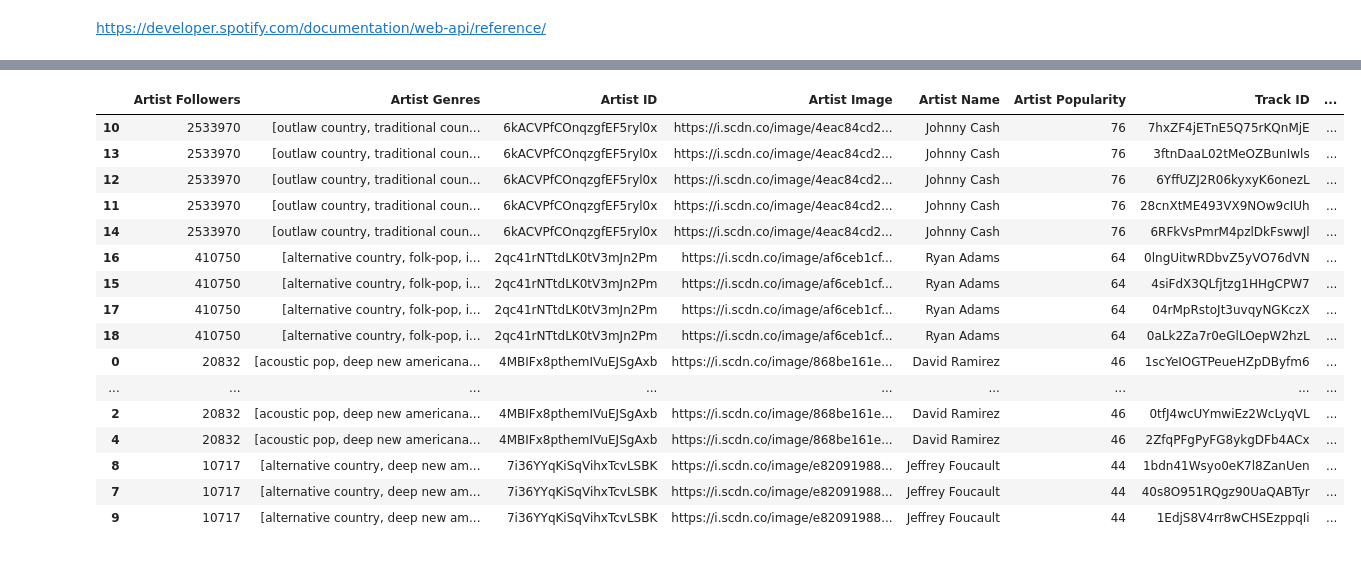
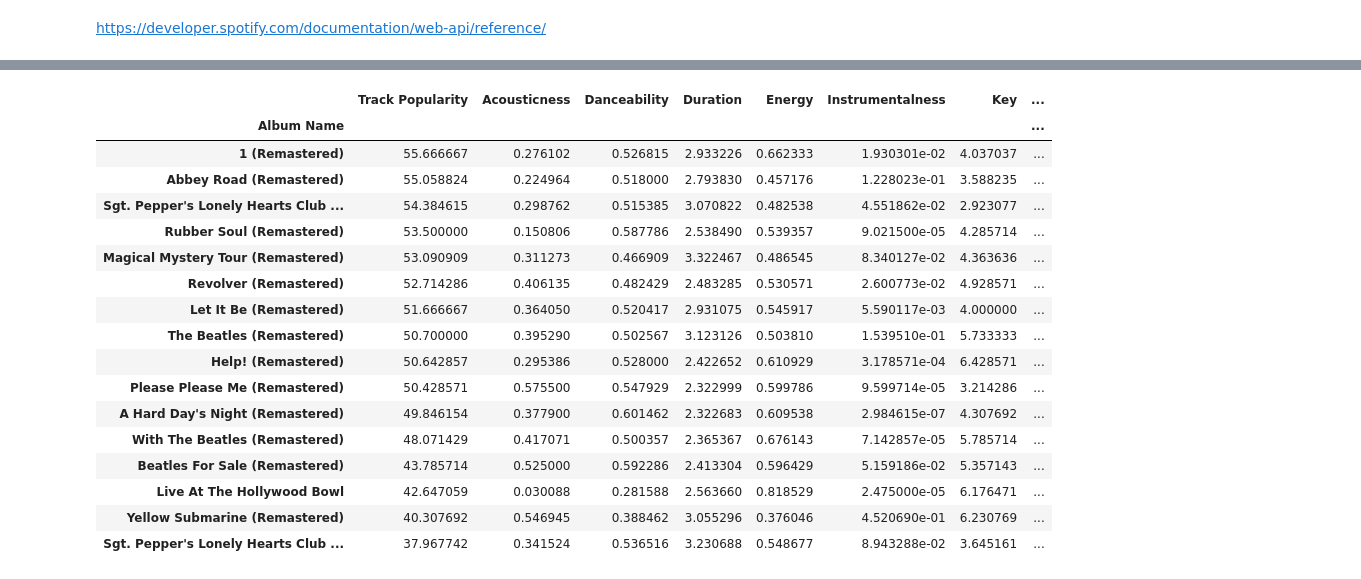
Before and after one commit to slstarnes/playlist-thy-maker, a Jupyter notebook: make me a playlist.ipynb, the cells around one changed output, grey strips where cells are left out. Cells and saved outputs as stored; diff of their text form; code cells hidden in the pictures.

```diff
--- a/make me a playlist.ipynb
+++ b/make me a playlist.ipynb
@@ -57,4 +48,0 @@ playlist.find_related_artists(playlist.artist_details(artists), 2).set_index('Ar
-# %%
-radiohead_tracks = playlist.get_artist_tracks('Radiohead')
-radiohead_tracks = playlist.add_audio_features(radiohead_tracks)
-radiohead_tracks.set_index('Track Name').sort_values('Danceability',ascending=False)
@@ -85,0 +77,8 @@ len(radiohead_tracks)
+# %%
+artist = 'The Beatles'
+artist_tracks = playlist.get_artist_tracks(artist)
+artist_tracks = playlist.add_audio_features(artist_tracks)
+print(f'{len(artist_tracks)} tracks from {artist}.')
+artist_tracks['Release Date'] = pd.to_datetime(artist_tracks['Release Date'])
+artist_tracks = artist_tracks.set_index('Track Name').sort_values('Track Popularity',ascending=False)
+artist_tracks[:5]
@@ -86,21 +110,22 @@ len(radiohead_tracks)
 # %%
-tracks = playlist.create_track_list_of_related_artists(artists)
-tracks.sort_values('Track Popularity',ascending=False)
+artist_tracks_grouped = artist_tracks.groupby('Album Name').mean().sort_values('Track Popularity', ascending=False)
+artist_tracks_grouped
 # %% [output]
-|  | Artist Followers | Artist Genres | Artist ID | Artist Image | Artist Name | Artist Popularity | Track ID | ... |
-| 10 | 2533970 | [outlaw country, traditional coun... | 6kACVPfCOnqzgfEF5ryl0x | https://i.scdn.co/image/4eac84cd2... | Johnny Cash | 76 | 7hxZF4jETnE5Q75rKQnMjE | ... |
-| 13 | 2533970 | [outlaw country, traditional coun... | 6kACVPfCOnqzgfEF5ryl0x | https://i.scdn.co/image/4eac84cd2... | Johnny Cash | 76 | 3ftnDaaL02tMeOZBunIwls | ... |
-| 12 | 2533970 | [outlaw country, traditional coun... | 6kACVPfCOnqzgfEF5ryl0x | https://i.scdn.co/image/4eac84cd2... | Johnny Cash | 76 | 6YffUZJ2R06kyxyK6onezL | ... |
-| 11 | 2533970 | [outlaw country, traditional coun... | 6kACVPfCOnqzgfEF5ryl0x | https://i.scdn.co/image/4eac84cd2... | Johnny Cash | 76 | 28cnXtME493VX9NOw9cIUh | ... |
-| 14 | 2533970 | [outlaw country, traditional coun... | 6kACVPfCOnqzgfEF5ryl0x | https://i.scdn.co/image/4eac84cd2... | Johnny Cash | 76 | 6RFkVsPmrM4pzlDkFswwJl | ... |
-| 16 | 410750 | [alternative country, folk-pop, i... | 2qc41rNTtdLK0tV3mJn2Pm | https://i.scdn.co/image/af6ceb1cf... | Ryan Adams | 64 | 0lngUitwRDbvZ5yVO76dVN | ... |
-| 15 | 410750 | [alternative country, folk-pop, i... | 2qc41rNTtdLK0tV3mJn2Pm | https://i.scdn.co/image/af6ceb1cf... | Ryan Adams | 64 | 4siFdX3QLfjtzg1HHgCPW7 | ... |
-| 17 | 410750 | [alternative country, folk-pop, i... | 2qc41rNTtdLK0tV3mJn2Pm | https://i.scdn.co/image/af6ceb1cf... | Ryan Adams | 64 | 04rMpRstoJt3uvqyNGKczX | ... |
-| 18 | 410750 | [alternative country, folk-pop, i... | 2qc41rNTtdLK0tV3mJn2Pm | https://i.scdn.co/image/af6ceb1cf... | Ryan Adams | 64 | 0aLk2Za7r0eGlLOepW2hzL | ... |
-| 0 | 20832 | [acoustic pop, deep new americana... | 4MBIFx8pthemIVuEJSgAxb | https://i.scdn.co/image/868be161e... | David Ramirez | 46 | 1scYeIOGTPeueHZpDByfm6 | ... |
-| ... | ... | ... | ... | ... | ... | ... | ... | ... |
-| 2 | 20832 | [acoustic pop, deep new americana... | 4MBIFx8pthemIVuEJSgAxb | https://i.scdn.co/image/868be161e... | David Ramirez | 46 | 0tfJ4wcUYmwiEz2WcLyqVL | ... |
-| 4 | 20832 | [acoustic pop, deep new americana... | 4MBIFx8pthemIVuEJSgAxb | https://i.scdn.co/image/868be161e... | David Ramirez | 46 | 2ZfqPFgPyFG8ykgDFb4ACx | ... |
-| 8 | 10717 | [alternative country, deep new am... | 7i36YYqKiSqVihxTcvLSBK | https://i.scdn.co/image/e82091988... | Jeffrey Foucault | 44 | 1bdn41Wsyo0eK7l8ZanUen | ... |
-| 7 | 10717 | [alternative country, deep new am... | 7i36YYqKiSqVihxTcvLSBK | https://i.scdn.co/image/e82091988... | Jeffrey Foucault | 44 | 40s8O951RQgz90UaQABTyr | ... |
-| 9 | 10717 | [alternative country, deep new am... | 7i36YYqKiSqVihxTcvLSBK | https://i.scdn.co/image/e82091988... | Jeffrey Foucault | 44 | 1EdjS8V4rr8wCHSEzppqIi | ... |
+|  | Track Popularity | Acousticness | Danceability | Duration | Energy | Instrumentalness | Key | ... |
+| Album Name |  |  |  |  |  |  |  | ... |
+| 1 (Remastered) | 55.666667 | 0.276102 | 0.526815 | 2.933226 | 0.662333 | 1.930301e-02 | 4.037037 | ... |
+| Abbey Road (Remastered) | 55.058824 | 0.224964 | 0.518000 | 2.793830 | 0.457176 | 1.228023e-01 | 3.588235 | ... |
+| Sgt. Pepper's Lonely Hearts Club ... | 54.384615 | 0.298762 | 0.515385 | 3.070822 | 0.482538 | 4.551862e-02 | 2.923077 | ... |
+| Rubber Soul (Remastered) | 53.500000 | 0.150806 | 0.587786 | 2.538490 | 0.539357 | 9.021500e-05 | 4.285714 | ... |
+| Magical Mystery Tour (Remastered) | 53.090909 | 0.311273 | 0.466909 | 3.322467 | 0.486545 | 8.340127e-02 | 4.363636 | ... |
+| Revolver (Remastered) | 52.714286 | 0.406135 | 0.482429 | 2.483285 | 0.530571 | 2.600773e-02 | 4.928571 | ... |
+| Let It Be (Remastered) | 51.666667 | 0.364050 | 0.520417 | 2.931075 | 0.545917 | 5.590117e-03 | 4.000000 | ... |
+| The Beatles (Remastered) | 50.700000 | 0.395290 | 0.502567 | 3.123126 | 0.503810 | 1.539510e-01 | 5.733333 | ... |
+| Help! (Remastered) | 50.642857 | 0.295386 | 0.528000 | 2.422652 | 0.610929 | 3.178571e-04 | 6.428571 | ... |
+| Please Please Me (Remastered) | 50.428571 | 0.575500 | 0.547929 | 2.322999 | 0.599786 | 9.599714e-05 | 3.214286 | ... |
+| A Hard Day's Night (Remastered) | 49.846154 | 0.377900 | 0.601462 | 2.322683 | 0.609538 | 2.984615e-07 | 4.307692 | ... |
+| With The Beatles (Remastered) | 48.071429 | 0.417071 | 0.500357 | 2.365367 | 0.676143 | 7.142857e-05 | 5.785714 | ... |
+| Beatles For Sale (Remastered) | 43.785714 | 0.525000 | 0.592286 | 2.413304 | 0.596429 | 5.159186e-02 | 5.357143 | ... |
+| Live At The Hollywood Bowl | 42.647059 | 0.030088 | 0.281588 | 2.563660 | 0.818529 | 2.475000e-05 | 6.176471 | ... |
+| Yellow Submarine (Remastered) | 40.307692 | 0.546945 | 0.388462 | 3.055296 | 0.376046 | 4.520690e-01 | 6.230769 | ... |
+| Sgt. Pepper's Lonely Hearts Club ... | 37.967742 | 0.341524 | 0.536516 | 3.230688 | 0.548677 | 8.943288e-02 | 3.645161 | ... |
```
Also changed, not shown: parts of 29 cells of this notebook.
